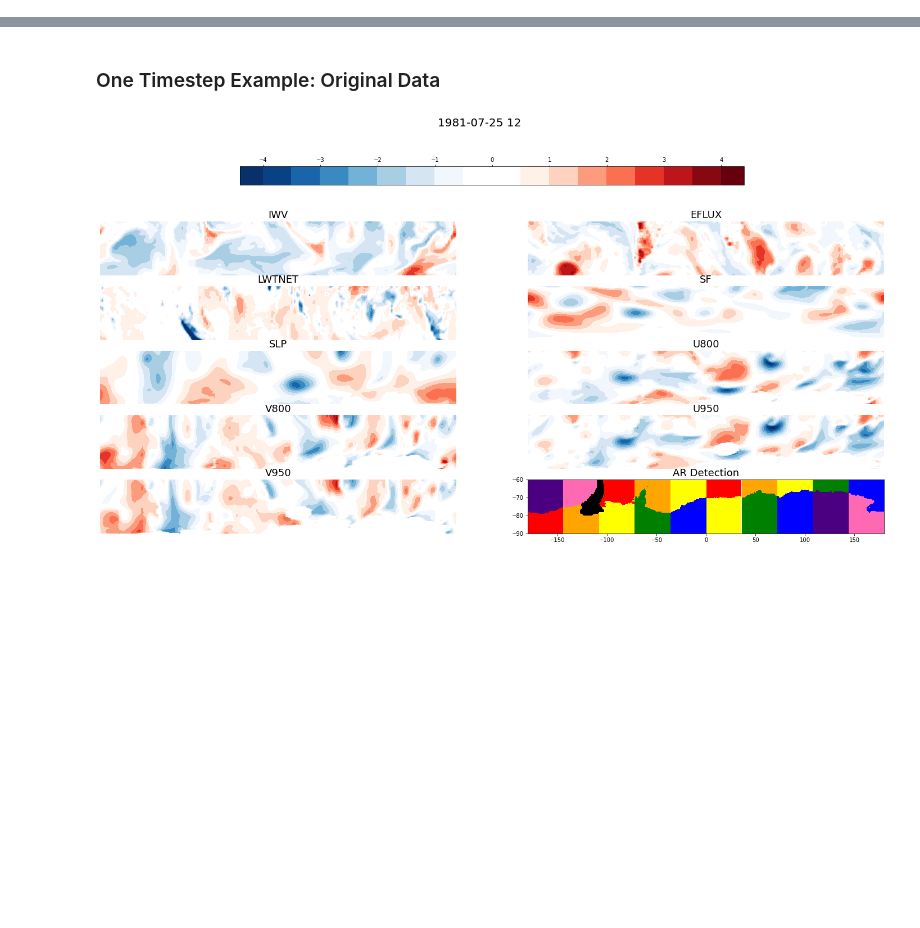
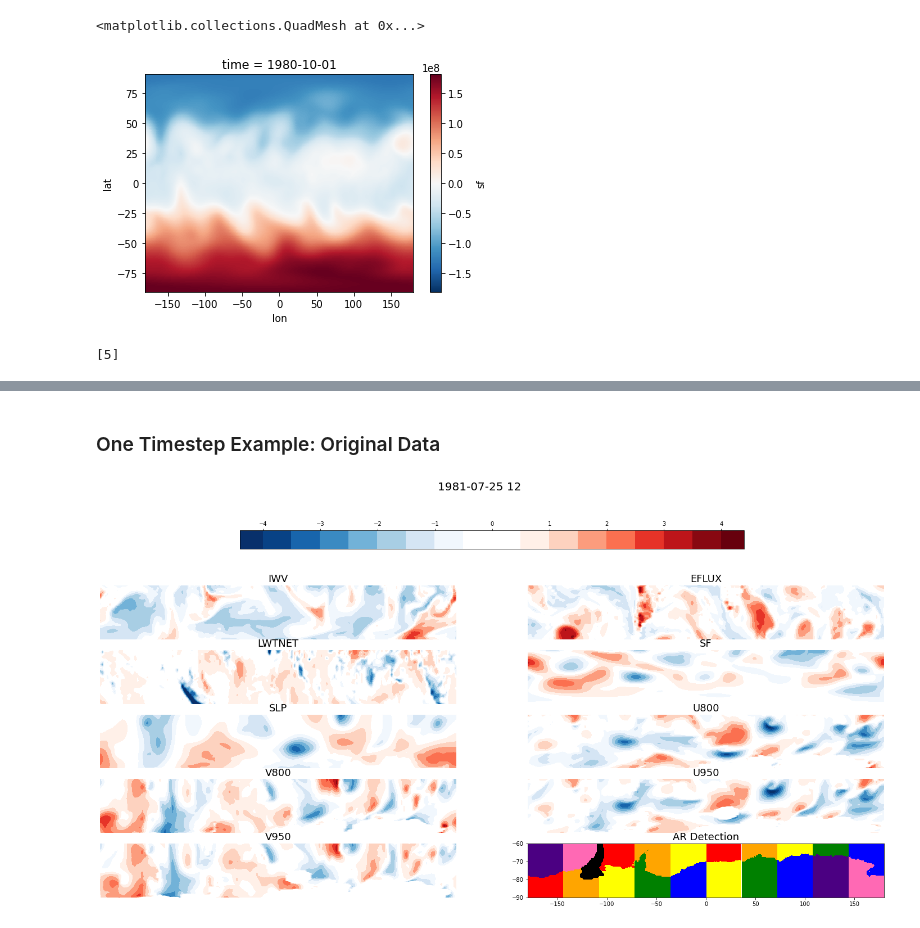
Before and after one commit to rlbaiman/AntarcticAR_ML, a Jupyter notebook: Make_X_data/Plot_X_data.ipynb, the cells around one changed output, grey strips where cells are left out. Saved outputs shown, nothing was run; the diff lists cells and outputs as text; code cells hidden in the pictures; blank space fills up the shorter version.

```diff
--- a/Make_X_data/Plot_X_data.ipynb
+++ b/Make_X_data/Plot_X_data.ipynb
@@ -8,0 +57,9 @@ from matplotlib.colors import ListedColormap
+# %%
+data.isel(time =0).sf.plot()
+# %% [output]
+<matplotlib.collections.QuadMesh at 0x...>
+[figure, added]
+# %%
+roller.center
+# %% [output]
+[5]
```
Also changed, not shown: parts of 4 cells of this notebook, 2 other files.
